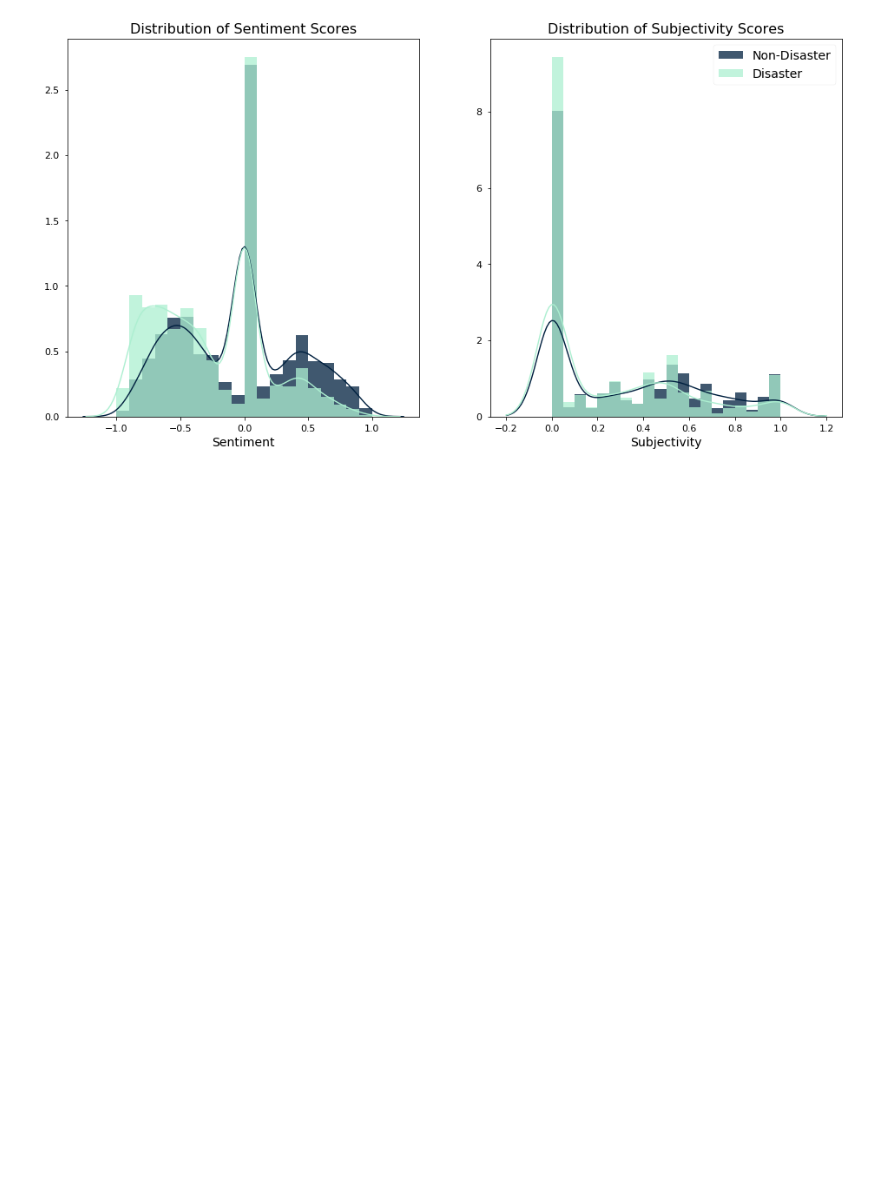
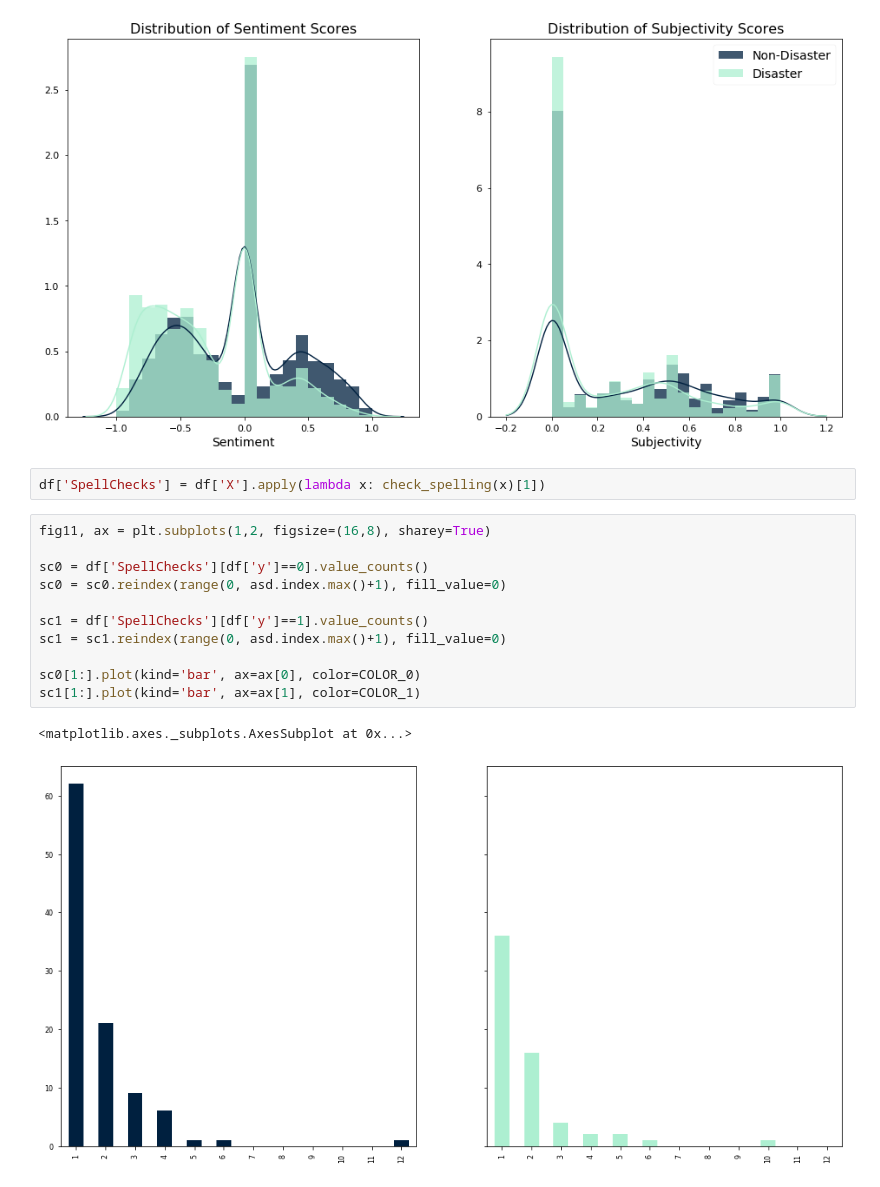
Before and after one commit to vegarab/aml-twitter-fakeornot, a Jupyter notebook: notebooks/quantitative-stats.ipynb, the cells around one changed output. Drawn from its saved outputs; the diff is of its cells as text; blank space fills up the shorter version.

Commit message:
spell checks graphs (NOT FINISHED)

```diff
--- a/notebooks/quantitative-stats.ipynb
+++ b/notebooks/quantitative-stats.ipynb
@@ -446,4 +445,20 @@ ax[1].set_title('Distribution of Subjectivity Scores',fontsize=TITLE_SIZE)
 # %% [output]
 Text(0.5, 1.0, 'Distribution of Subjectivity Scores')
 [figure]
+# %%
+df['SpellChecks'] = df['X'].apply(lambda x: check_spelling(x)[1])
+# %%
+fig11, ax = plt.subplots(1,2, figsize=(16,8), sharey=True)
+
+sc0 = df['SpellChecks'][df['y']==0].value_counts()
+sc0 = sc0.reindex(range(0, asd.index.max()+1), fill_value=0)
+
+sc1 = df['SpellChecks'][df['y']==1].value_counts()
+sc1 = sc1.reindex(range(0, asd.index.max()+1), fill_value=0)
+
+sc0[1:].plot(kind='bar', ax=ax[0], color=COLOR_0)
+sc1[1:].plot(kind='bar', ax=ax[1], color=COLOR_1)
+# %% [output]
+<matplotlib.axes._subplots.AxesSubplot at 0x...>
+[figure, added]
 # %%
```
Also changed, not shown: parts of 7 cells of this notebook, 5 other files.
